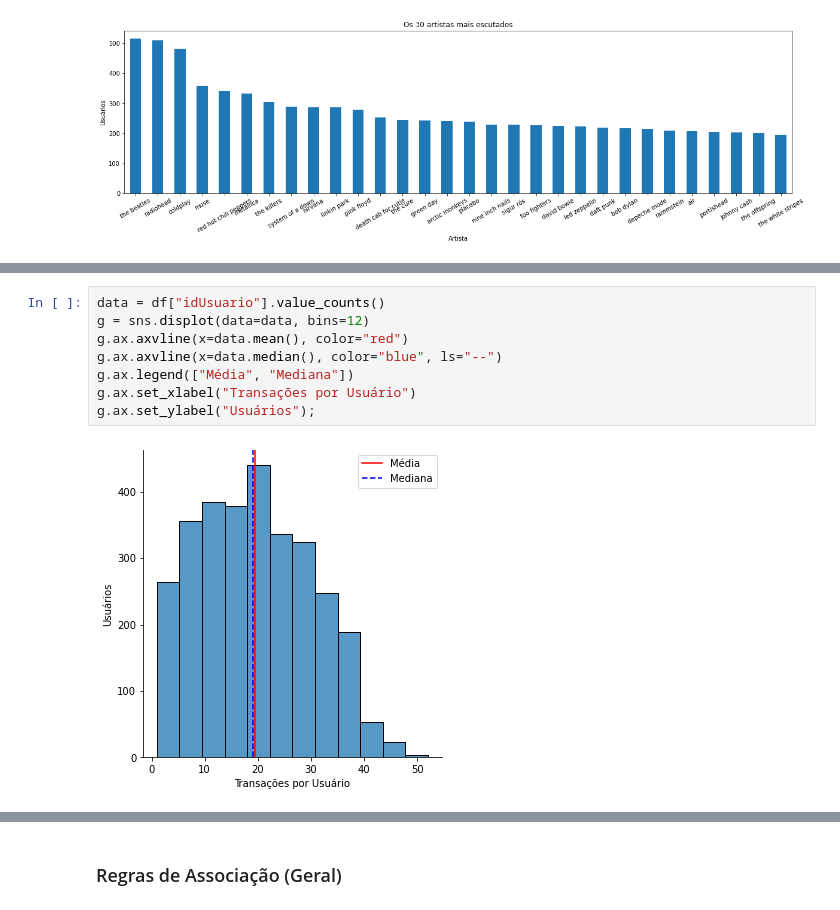
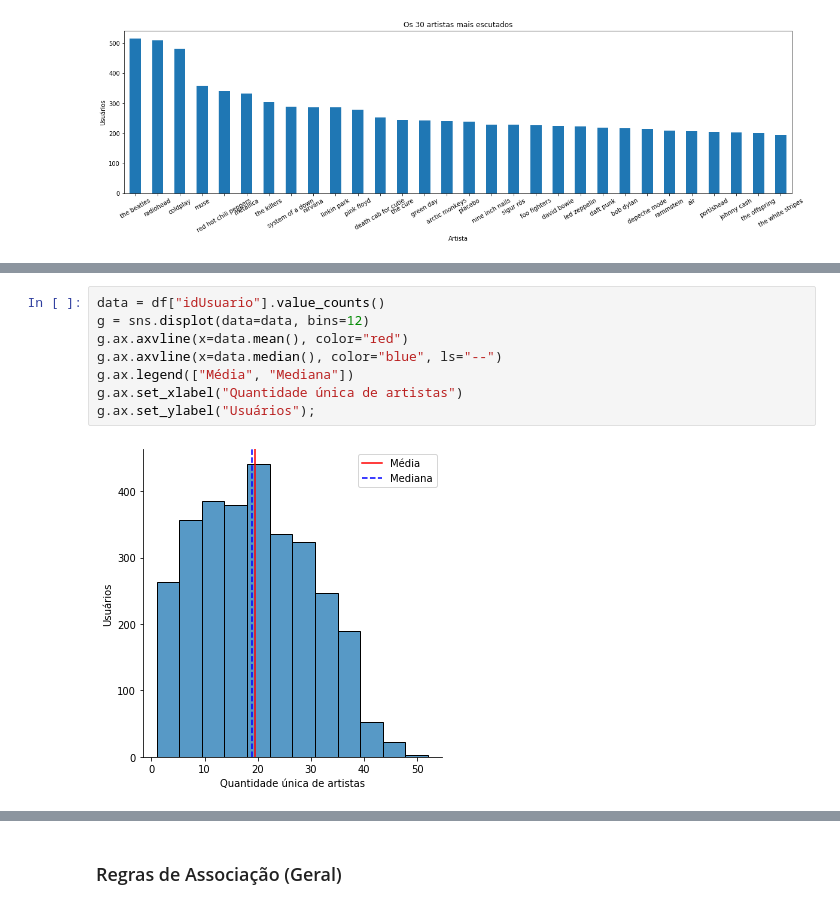
Before and after one commit to usr-bin32/data-mining-assignments, a Jupyter notebook: p2/notebook.ipynb, the cells around one changed output, grey strips where cells are left out. Cells and saved outputs as stored; diff of their text form.

```diff
--- a/p2/notebook.ipynb
+++ b/p2/notebook.ipynb
@@ -136,10 +184,10 @@ g.ax.axhline(
 # %%
 data = df["idUsuario"].value_counts()
 g = sns.displot(data=data, bins=12)
 g.ax.axvline(x=data.mean(), color="red")
 g.ax.axvline(x=data.median(), color="blue", ls="--")
 g.ax.legend(["Média", "Mediana"])
-g.ax.set_xlabel("Transações por Usuário")
+g.ax.set_xlabel("Quantidade única de artistas")
 g.ax.set_ylabel("Usuários");
 # %% [output]
-[figure, old version]
+[figure, new version]
```
Also changed, not shown: parts of 38 cells of this notebook.
